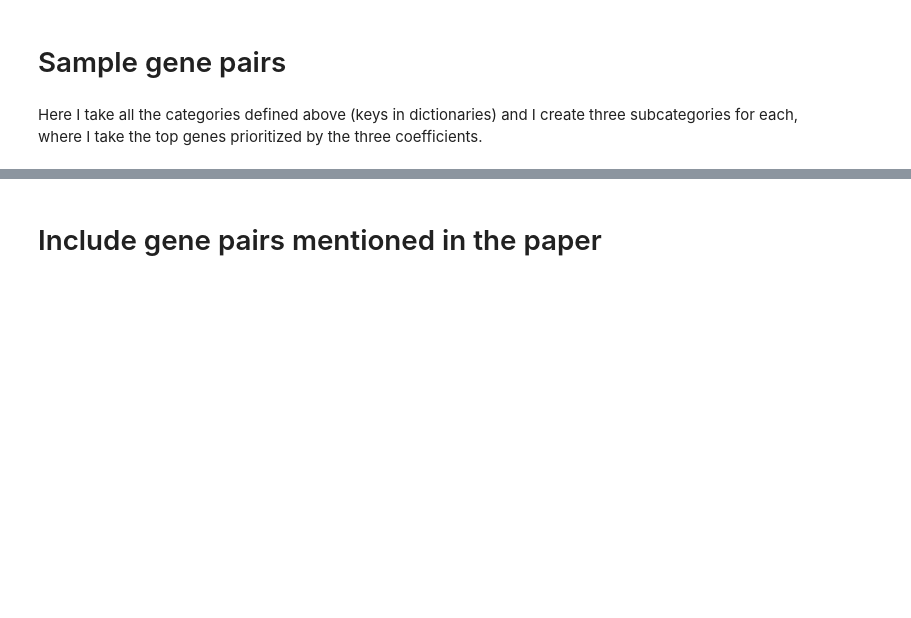
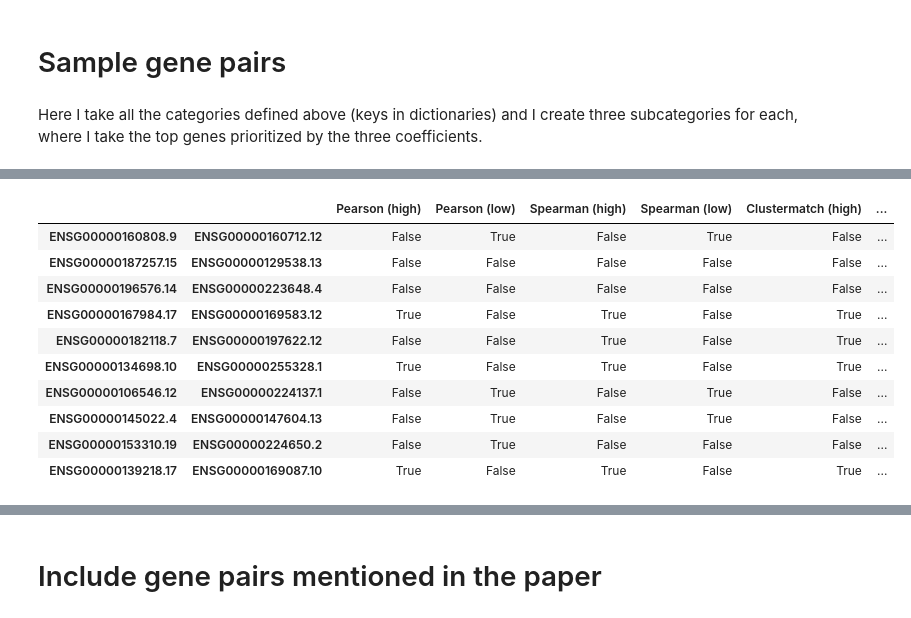
Before and after one commit to greenelab/ccc, a Jupyter notebook: nbs/25_pvalue/10-sample_gene_pair_categories.ipynb, the cells around one changed output, grey strips where cells are left out. Cells and saved outputs as stored; diff of their text form; code cells hidden in the pictures; blank space fills up the shorter version.

```diff
--- a/nbs/25_pvalue/10-sample_gene_pair_categories.ipynb
+++ b/nbs/25_pvalue/10-sample_gene_pair_categories.ipynb
@@ -172,3 +172,12 @@ assert len(gene_pair_cats) == 8
 # Sample gene pairs
 # %% [markdown]
 Here I take all the categories defined above (keys in dictionaries) and I create three subcategories for each, where I take the top genes prioritized by the three coefficients.
+# %%
+# prepare weights for sampling, where I will put zeros on already sampled gene pairs
+gene_pairs_weights = (
+    df_plot.drop(columns=df_plot.columns[:-1])
+    .rename(columns={df_plot.columns[-1]: "weight"})
+    .assign(weight=1.0)
+    .squeeze()
+    .sort_index()
+)
@@ -175,3 +199,20 @@ Here I take all the categories defined above (keys in dictionaries) and I create
+# %%
+_tmp = df_plot.sample(n=10, replace=False, weights=gene_pairs_weights)
+assert _tmp.shape[0] == 10
+
+display(_tmp)
+# %% [output]
+|  |  | Pearson (high) | Pearson (low) | Spearman (high) | Spearman (low) | Clustermatch (high) | ... |
+| ENSG00000160808.9 | ENSG00000160712.12 | False | True | False | True | False | ... |
+| ENSG00000187257.15 | ENSG00000129538.13 | False | False | False | False | False | ... |
+| ENSG00000196576.14 | ENSG00000223648.4 | False | False | False | False | False | ... |
+| ENSG00000167984.17 | ENSG00000169583.12 | True | False | True | False | True | ... |
+| ENSG00000182118.7 | ENSG00000197622.12 | False | False | True | False | True | ... |
+| ENSG00000134698.10 | ENSG00000255328.1 | True | False | True | False | True | ... |
+| ENSG00000106546.12 | ENSG00000224137.1 | False | True | False | True | False | ... |
+| ENSG00000145022.4 | ENSG00000147604.13 | False | True | False | True | False | ... |
+| ENSG00000153310.19 | ENSG00000224650.2 | False | True | False | False | False | ... |
+| ENSG00000139218.17 | ENSG00000169087.10 | True | False | True | False | True | ... |
 # %%
 gene_pair_samples = {}
 
```
Also changed, not shown: parts of 15 cells of this notebook, 1 other file.
